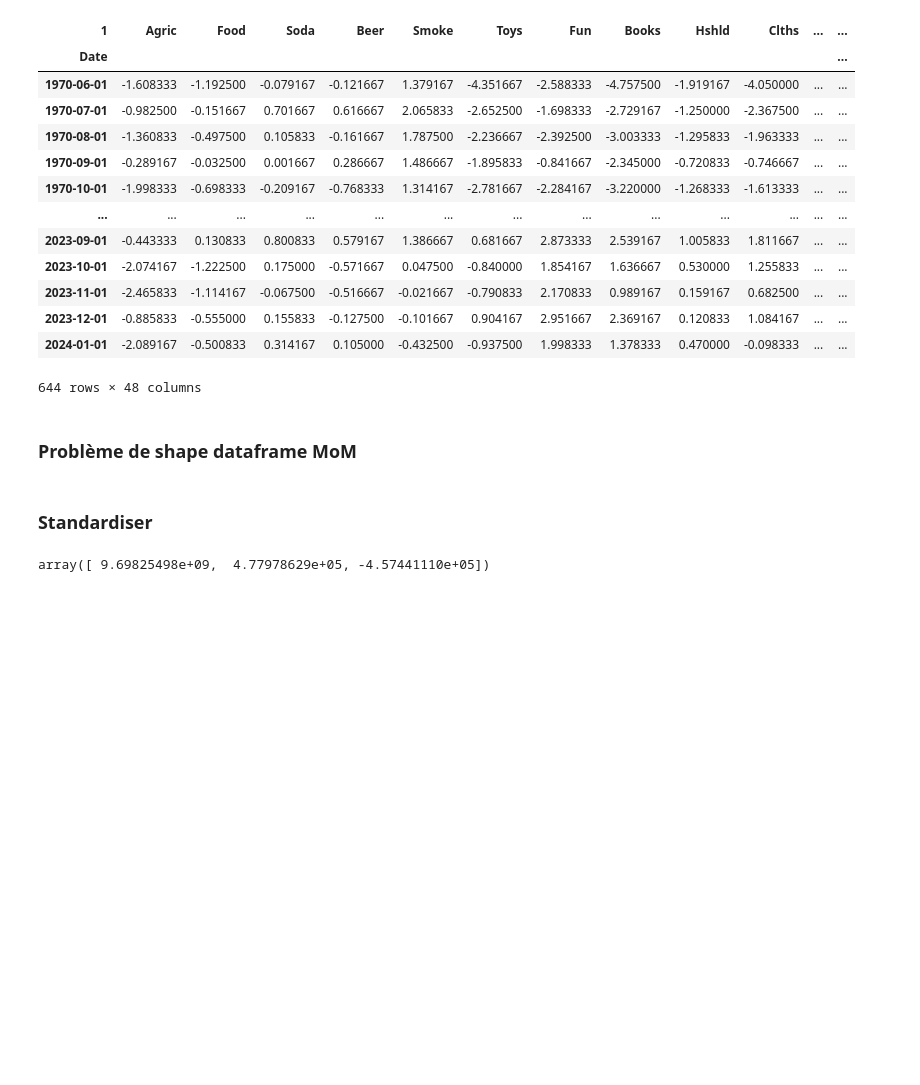
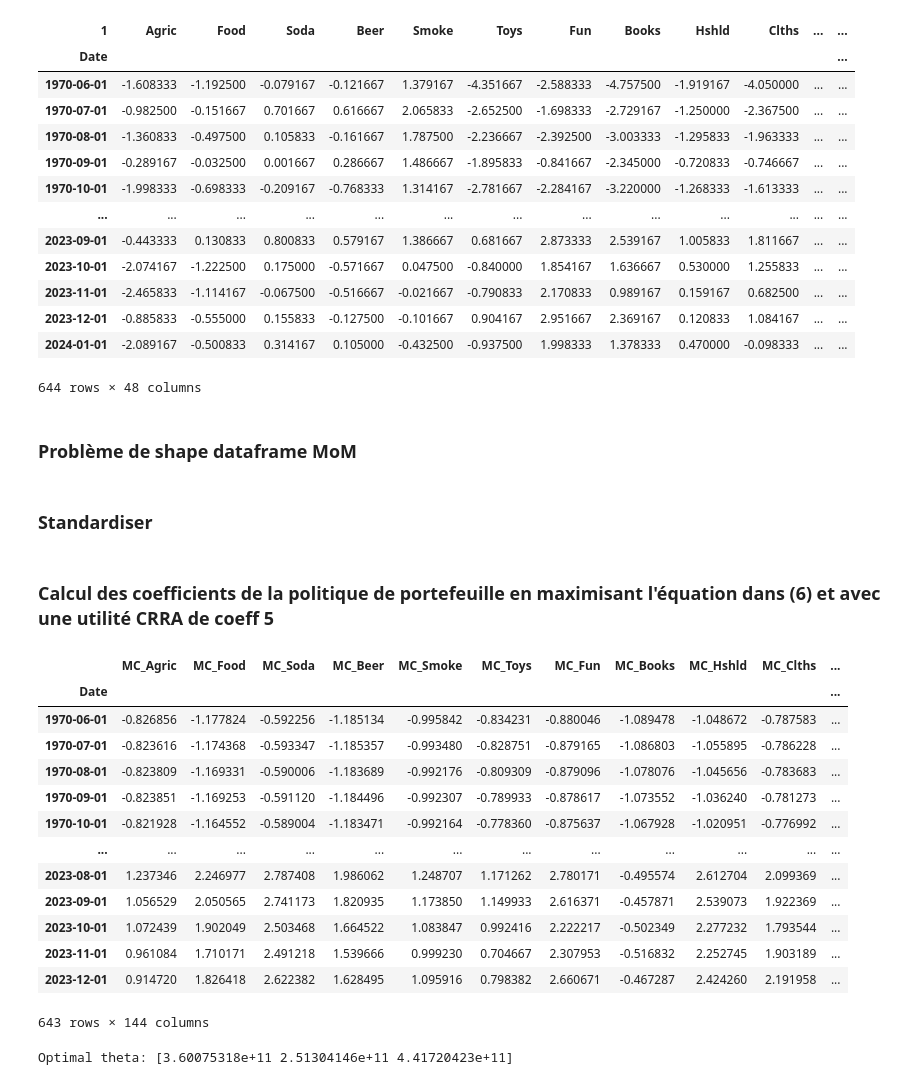
Before and after one commit to ThomasDeConinck/Gestion-de-Portefeuille-Devoir-2, a Jupyter notebook: Partie B/Partie B TP2.ipynb, the cells around one changed output. Saved outputs shown, nothing was run; the diff lists cells and outputs as text; code cells hidden in the pictures; blank space fills up the shorter version.

```diff
--- a/Partie B/Partie B TP2.ipynb
+++ b/Partie B/Partie B TP2.ipynb
@@ -204,6 +205,7 @@ df_mom
 # %%
 df_BtoM = df_BtoM.reindex(df_mom.index)
 market_caps = market_caps.reindex(df_mom.index)
+df_48ind = df_48ind.reindex(df_mom.index)
 # %% [markdown]
 ### Standardiser
 # %%
@@ -221,18 +223,47 @@ def standardize(df):
 standardized_market_caps = standardize(market_caps)
 standardized_BtoM = standardize(df_BtoM)
 standardized_mom = standardize(df_mom)
+# %%
+MC = standardized_market_caps  # Capitaux de marché
+BM = standardized_BtoM  # Ratio book-to-market
+MOM = standardized_mom # Momentum
+characteristics = [MC, BM, MOM]
+# Fusionner les DataFrames de caractéristiques en un seul
+characteristics_standardized_combined = pd.concat([MC, BM, MOM], axis=1)
+# Vous pouvez optionnellement renommer les colonnes pour refléter les caractéristiques qu'elles représentent
+new_column_names = []
+for df, prefix in zip([MC, BM, MOM], ['MC', 'BM', 'MOM']):
+    new_column_names.extend([f"{prefix}_{col}" for col in df.columns])
+characteristics_standardized_combined.columns = new_column_names
+# %% [markdown]
+### Calcul des coefficients de la politique de portefeuille en maximisant l'équation dans (6) et avec une utilité CRRA de coeff 5
 # %%
-MC = market_caps  # Capitaux de marché
-BM = df_BtoM  # Ratio book-to-market
-MOM = df_mom # Momentum
 M = 3 # Nombre de caractéristiques de style (Market Caps, Book-to-Market, Momentum)
-N = len(df_48ind.columns) # Nombre d'actifs
-T = len(market_caps) # Nombre de périodes de temps
-returns = df_48ind.values # Rendements des 48 industries
+N = len(df_48ind.columns) # Nombre d'actifs (48 industries)
+returns = df_48ind.shift(-1).dropna() # Rendements des 48 industries
 mkt_weights = market_caps / market_caps.sum(axis=1).values.reshape(-1, 1)# Poids du portefeuille de marché
-mkt_weights.reset_index(drop=True, inplace=True)
-characteristics = [MC, BM, MOM]
-gamma = 5
+mkt_weights.reset_index
+mkt_weights = mkt_weights.reindex(returns.index) # Réindexer les poids du marché pour correspondre aux rendements
+characteristics_standardized_combined = characteristics_standardized_combined.reindex(returns.index) # Réindexer les caractéristiques pour correspondre aux rendements
+gamma = 5 # Coefficient de risque aversion
+T = len(returns) # Nombre de périodes de temps
+# %%
+characteristics_standardized_combined
+# %% [output]
+|  | MC_Agric | MC_Food | MC_Soda | MC_Beer | MC_Smoke | MC_Toys | MC_Fun | MC_Books | MC_Hshld | MC_Clths | ... |
+| Date |  |  |  |  |  |  |  |  |  |  | ... |
+| 1970-06-01 | -0.826856 | -1.177824 | -0.592256 | -1.185134 | -0.995842 | -0.834231 | -0.880046 | -1.089478 | -1.048672 | -0.787583 | ... |
+| 1970-07-01 | -0.823616 | -1.174368 | -0.593347 | -1.185357 | -0.993480 | -0.828751 | -0.879165 | -1.086803 | -1.055895 | -0.786228 | ... |
+| 1970-08-01 | -0.823809 | -1.169331 | -0.590006 | -1.183689 | -0.992176 | -0.809309 | -0.879096 | -1.078076 | -1.045656 | -0.783683 | ... |
+| 1970-09-01 | -0.823851 | -1.169253 | -0.591120 | -1.184496 | -0.992307 | -0.789933 | -0.878617 | -1.073552 | -1.036240 | -0.781273 | ... |
+| 1970-10-01 | -0.821928 | -1.164552 | -0.589004 | -1.183471 | -0.992164 | -0.778360 | -0.875637 | -1.067928 | -1.020951 | -0.776992 | ... |
+| ... | ... | ... | ... | ... | ... | ... | ... | ... | ... | ... | ... |
+| 2023-08-01 | 1.237346 | 2.246977 | 2.787408 | 1.986062 | 1.248707 | 1.171262 | 2.780171 | -0.495574 | 2.612704 | 2.099369 | ... |
+| 2023-09-01 | 1.056529 | 2.050565 | 2.741173 | 1.820935 | 1.173850 | 1.149933 | 2.616371 | -0.457871 | 2.539073 | 1.922369 | ... |
+| 2023-10-01 | 1.072439 | 1.902049 | 2.503468 | 1.664522 | 1.083847 | 0.992416 | 2.222217 | -0.502349 | 2.277232 | 1.793544 | ... |
+| 2023-11-01 | 0.961084 | 1.710171 | 2.491218 | 1.539666 | 0.999230 | 0.704667 | 2.307953 | -0.516832 | 2.252745 | 1.903189 | ... |
+| 2023-12-01 | 0.914720 | 1.826418 | 2.622382 | 1.628495 | 1.095916 | 0.798382 | 2.660671 | -0.467287 | 2.424260 | 2.191958 | ... |
+643 rows × 144 columns
 # %%
 # Define the CRRA utility function
 def CRRA_utility(rp):
@@ -242,18 +273,21 @@ gamma = 5
 
 # Define the objective function to be maximized
 def objective(theta):
-    rp = [sum((mkt_weights.iloc[t, i] + (1/N) * sum(theta[j] * characteristics[j].iloc[t, i] for j in range(M))) * returns[t, i] for i in range(N)) for t in range(T-1)]
+    rp = [sum((mkt_weights.iloc[t, i] + (1/N) * sum(theta[j] * characteristics_standardized_combined.iloc[t, i * M + j] for j in range(M))) * returns.iloc[t, i] for i in range(N)) for t in range(T)]
     utility = sum(CRRA_utility(r) for r in rp)
-    return -utility / (T - 1)
+    return -utility / (T) # Minimize the negative utility (equivalent to maximizing the utility)
 
 # Initial guess for theta
 theta_initial = np.zeros(M)
 
-# Run the optimization
+# Perform the optimization
 result = minimize(objective, theta_initial, method='SLSQP')
 
-# Output the optimal theta found by the optimizer
-optimal_theta = result.x if result.success else None
-optimal_theta
+# Print the optimal theta
+if result.success:
+    optimal_theta = result.x
+    print('Optimal theta:', optimal_theta)
+else:
+    print('Optimization failed:', result.message)
 # %% [output]
-array([ 9.69825498e+09,  4.77978629e+05, -4.57441110e+05])
+Optimal theta: [3.60075318e+11 2.51304146e+11 4.41720423e+11]
```
Also changed, not shown: parts of 9 cells of this notebook.
